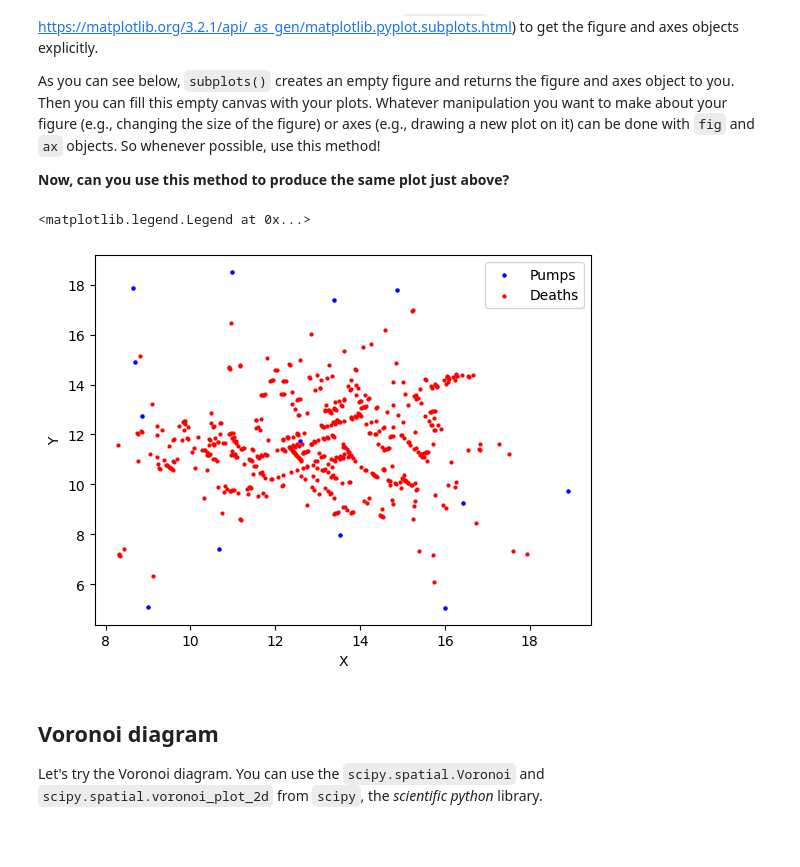
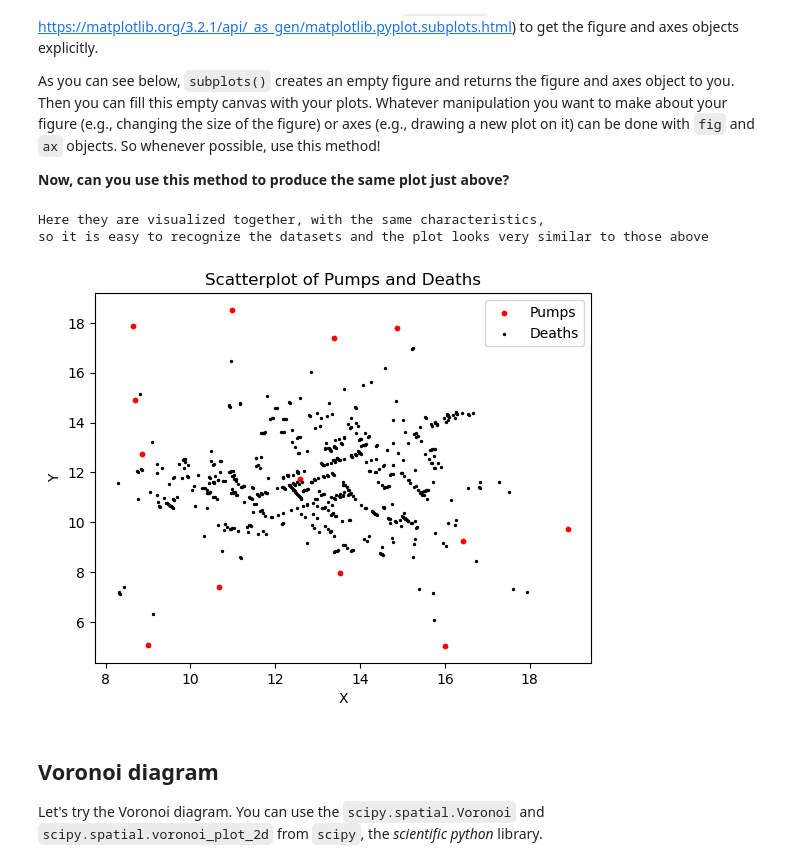
Before and after one commit to fred248h/62444-DVA, a Jupyter notebook: YaseminKeskins204593/Assignments/2_dsb_s204593.ipynb, the cells around one changed output. Drawn from its saved outputs; the diff is of its cells as text; code cells hidden in the pictures; blank space fills up the shorter version.

```diff
--- a/YaseminKeskins204593/Assignments/2_dsb_s204593.ipynb
+++ b/YaseminKeskins204593/Assignments/2_dsb_s204593.ipynb
@@ -283,18 +323,24 @@ As you can see below, `subplots()` creates an empty figure and returns the figur
 
 **Now, can you use this method to produce the same plot just above?**
 # %%
+# TODO: Write your code here
 import matplotlib.pyplot as plt
 fig, ax = plt.subplots()
 
-ax.scatter(x=pump_df['X'],y=pump_df['Y'], color='b', s=5, label='Pumps')
-ax.scatter(x=death_df['X'], y=death_df['Y'], color='r', s=4, label='Deaths')
+ax.scatter(x=pump_df['X'],y=pump_df['Y'], color='r', s=10, label='Pumps')
+ax.scatter(x=death_df['X'], y=death_df['Y'], color='black', s=2, label='Deaths')
 
 ax.set_xlabel('X')
 ax.set_ylabel('Y')
+ax.set_title('Scatterplot of Pumps and Deaths')
 ax.legend()
+
+
+print('Here they are visualized together, with the same characteristics, \nso it is easy to recognize the datasets and the plot looks very similar to those above')
 # %% [output]
-<matplotlib.legend.Legend at 0x...>
+Here they are visualized together, with the same characteristics,
+so it is easy to recognize the datasets and the plot looks very similar to those above
-[figure, old version]
+[figure, new version]
 # %% [markdown]
 ## Voronoi diagram
 
```
Also changed, not shown: parts of 11 cells of this notebook, 1 other file.
